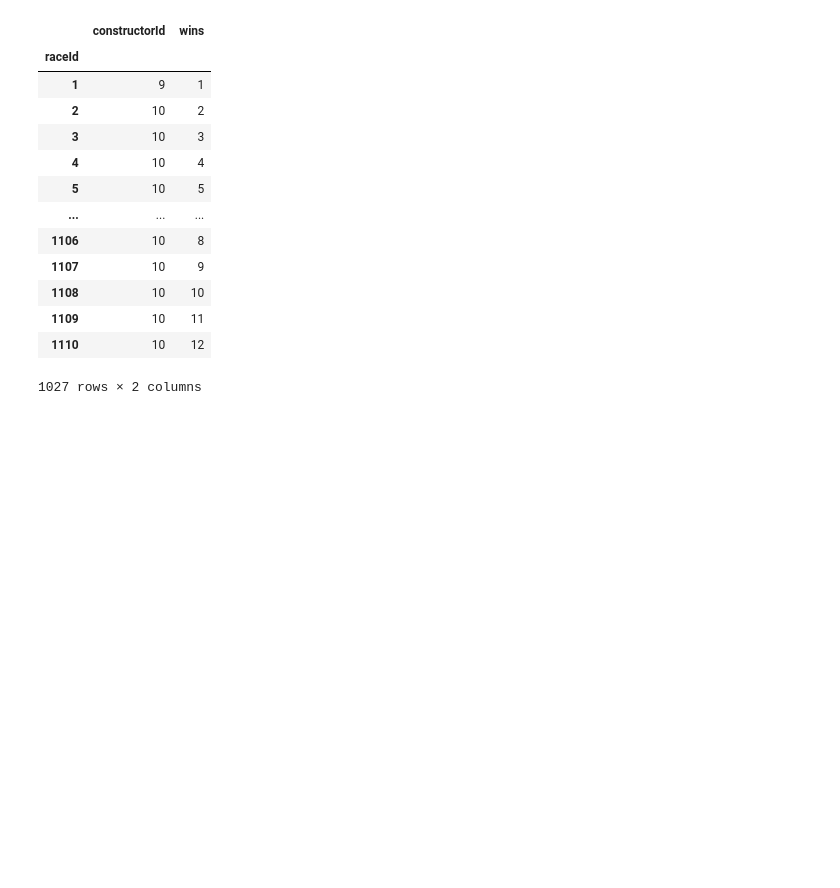
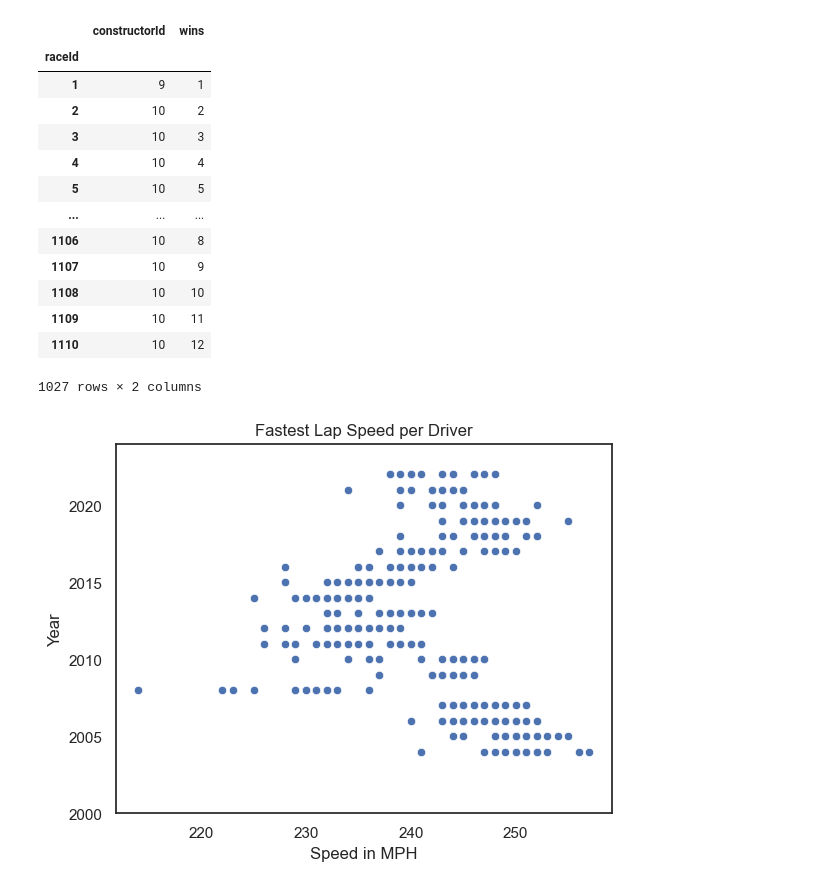
Before and after one commit to n8taylor/cs5830_final_project, a Jupyter notebook: finalProject.ipynb, the cells around one changed output. Saved outputs shown, nothing was run; the diff lists cells and outputs as text; code cells hidden in the pictures; blank space fills up the shorter version.

```diff
--- a/finalProject.ipynb
+++ b/finalProject.ipynb
@@ -403,34 +402,39 @@ all_circuits['fastestLapSpeed'] = all_circuits['fastestLapSpeed'].astype(str).as
 # %%
 results = pd.read_csv('results.csv')
 lap_times = pd.read_csv('lap_times.csv')
 
 italian_circuit = races.loc[races['circuitId'] == 14]
-italian_circuit = italian_circuit[italian_circuit.year >= 2008]
+italian_circuit = italian_circuit[italian_circuit.year >= 2000]
+
 italian_circuit.drop(['url', 'fp1_date','fp1_time', 'fp2_date', 'fp2_time', 'fp3_date', 'fp3_time', 'quali_date', 'quali_time', 'sprint_date', 'sprint_time'], axis=1,  inplace=True)
 
 
 italian_circuit =  pd.merge(italian_circuit, results, on='raceId')
 
 
 italian_circuit = italian_circuit[italian_circuit.fastestLapSpeed != '\\N']
 
 
 italian_circuit['fastestLapSpeed'] = italian_circuit['fastestLapSpeed'].astype(str).astype(float).astype(int)
 italian_circuit['fastestLapTime'] = italian_circuit['fastestLapTime'].astype(str)
 
 
 
-# sns.scatterplot(x='fastestLapSpeed', y='year', data=italian_circuit)
+sns.scatterplot(x='fastestLapSpeed', y='year', data=italian_circuit)
 
-# def lap_time_to_seconds(lap_time_str):
-#     minutes, seconds = map(float, lap_time_str.split(':'))
-#     return minutes * 60 + seconds
+def lap_time_to_seconds(lap_time_str):
+    minutes, seconds = map(float, lap_time_str.split(':'))
+    return minutes * 60 + seconds
 
-# # Apply the function to the 'lap_time' column
-# italian_circuit['seconds'] = italian_circuit['fastestLapTime'].apply(lap_time_to_seconds)
-# plt.title('Fastest Lap Speed per Driver')
-# plt.xlabel('Speed in MPH')
-# plt.ylabel('Year')
+# Apply the function to the 'lap_time' column
+italian_circuit['seconds'] = italian_circuit['fastestLapTime'].apply(lap_time_to_seconds)
+plt.title('Fastest Lap Speed per Driver')
+plt.xlabel('Speed in MPH')
+plt.ylabel('Year')
+plt.ylim((2000,2024))
 
-# plt.show()
+
+plt.show()
+# %% [output]
+[figure, added]
 # %%
```
Also changed, not shown: parts of 7 cells of this notebook.
